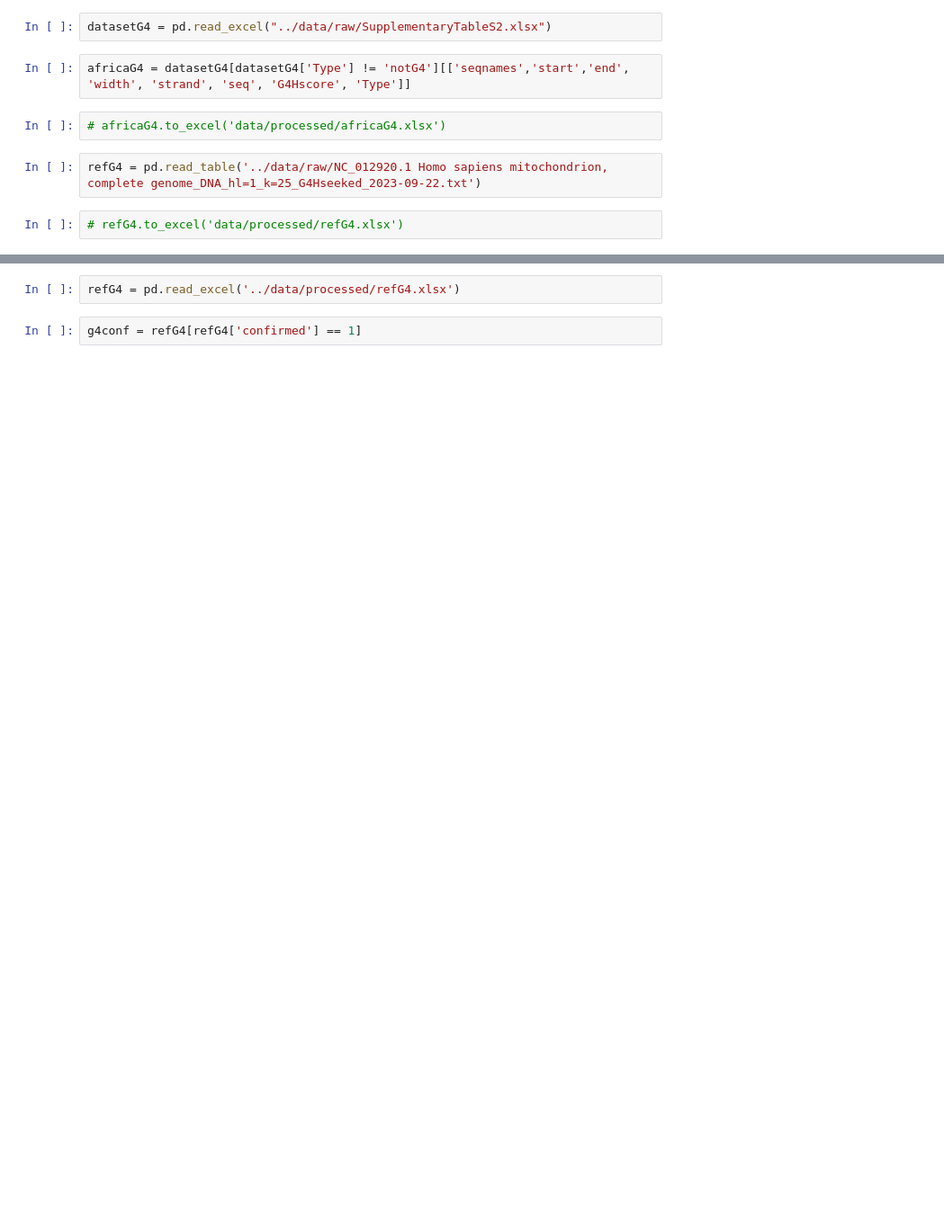
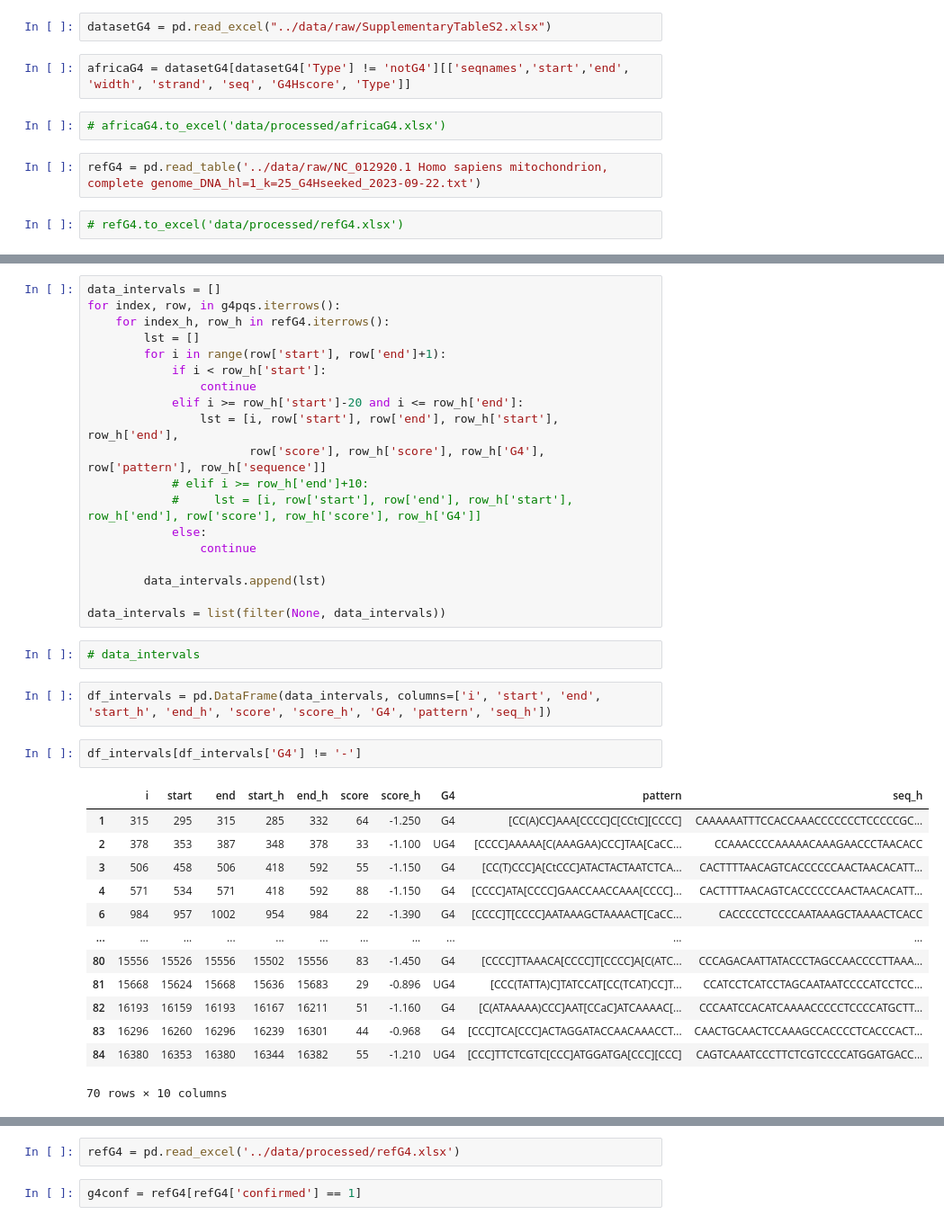
Before and after one commit to mitoclub/G4MutSpec, a Jupyter notebook: notebooks/data_preparation.ipynb, the cells around one changed output, grey strips where cells are left out. Shown at 90% size. Drawn from its saved outputs; the diff is of its cells as text; blank space fills up the shorter version.

```diff
--- a/notebooks/data_preparation.ipynb
+++ b/notebooks/data_preparation.ipynb
@@ -48,0 +89,39 @@ If G4 present in both datasets put **1** in column *confirm*
+# %%
+data_intervals = []
+for index, row, in g4pqs.iterrows():
+    for index_h, row_h in refG4.iterrows():
+        lst = []
+        for i in range(row['start'], row['end']+1):
+            if i < row_h['start']:
+                continue
+            elif i >= row_h['start']-20 and i <= row_h['end']:
+                lst = [i, row['start'], row['end'], row_h['start'], row_h['end'],
+                       row['score'], row_h['score'], row_h['G4'], row['pattern'], row_h['sequence']]
+            # elif i >= row_h['end']+10:
+            #     lst = [i, row['start'], row['end'], row_h['start'], row_h['end'], row['score'], row_h['score'], row_h['G4']]
+            else:
+                continue
+
+        data_intervals.append(lst)
+
+data_intervals = list(filter(None, data_intervals))
+# %%
+# data_intervals
+# %%
+df_intervals = pd.DataFrame(data_intervals, columns=['i', 'start', 'end', 'start_h', 'end_h', 'score', 'score_h', 'G4', 'pattern', 'seq_h'])
+# %%
+df_intervals[df_intervals['G4'] != '-']
+# %% [output]
+|  | i | start | end | start_h | end_h | score | score_h | G4 | pattern | seq_h |
+| 1 | 315 | 295 | 315 | 285 | 332 | 64 | -1.250 | G4 | [CC(A)CC]AAA[CCCC]C[CCtC][CCCC] | CAAAAAATTTCCACCAAACCCCCCCTCCCCCGC... |
+| 2 | 378 | 353 | 387 | 348 | 378 | 33 | -1.100 | UG4 | [CCCC]AAAAA[C(AAAGAA)CCC]TAA[CaCC... | CCAAACCCCAAAAACAAAGAACCCTAACACC |
+| 3 | 506 | 458 | 506 | 418 | 592 | 55 | -1.150 | G4 | [CC(T)CCC]A[CtCCC]ATACTACTAATCTCA... | CACTTTTAACAGTCACCCCCCAACTAACACATT... |
+| 4 | 571 | 534 | 571 | 418 | 592 | 88 | -1.150 | G4 | [CCCC]ATA[CCCC]GAACCAACCAAA[CCCC]... | CACTTTTAACAGTCACCCCCCAACTAACACATT... |
+| 6 | 984 | 957 | 1002 | 954 | 984 | 22 | -1.390 | G4 | [CCCC]T[CCCC]AATAAAGCTAAAACT[CaCC... | CACCCCCTCCCCAATAAAGCTAAAACTCACC |
+| ... | ... | ... | ... | ... | ... | ... | ... | ... | ... | ... |
+| 80 | 15556 | 15526 | 15556 | 15502 | 15556 | 83 | -1.450 | G4 | [CCCC]TTAAACA[CCCC]T[CCCC]A[C(ATC... | CCCAGACAATTATACCCTAGCCAACCCCTTAAA... |
+| 81 | 15668 | 15624 | 15668 | 15636 | 15683 | 29 | -0.896 | UG4 | [CCC(TATTA)C]TATCCAT[CC(TCAT)CC]T... | CCATCCTCATCCTAGCAATAATCCCCATCCTCC... |
+| 82 | 16193 | 16159 | 16193 | 16167 | 16211 | 51 | -1.160 | G4 | [C(ATAAAAA)CCC]AAT[CCaC]ATCAAAAC[... | CCCAATCCACATCAAAACCCCCTCCCCATGCTT... |
+| 83 | 16296 | 16260 | 16296 | 16239 | 16301 | 44 | -0.968 | G4 | [CCC]TCA[CCC]ACTAGGATACCAACAAACCT... | CAACTGCAACTCCAAAGCCACCCCTCACCCACT... |
+| 84 | 16380 | 16353 | 16380 | 16344 | 16382 | 55 | -1.210 | UG4 | [CCC]TTCTCGTC[CCC]ATGGATGA[CCC][CCC] | CAGTCAAATCCCTTCTCGTCCCCATGGATGACC... |
+70 rows × 10 columns
```
Also changed, not shown: parts of 43 cells of this notebook, 1 other file.
